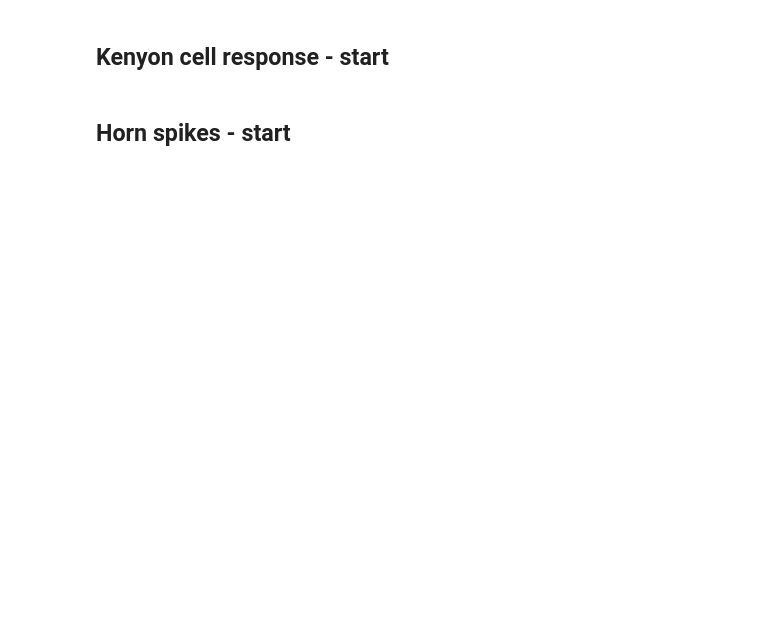
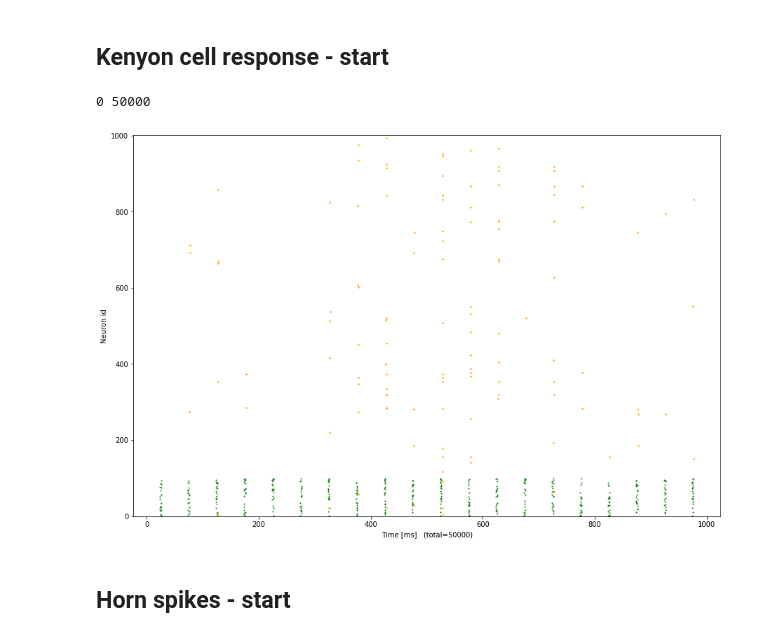
Before and after one commit to chanokin/brainscales-recognition, a Jupyter notebook: codebase/mushroom_body/analyze_mbody_results.ipynb, the cells around one changed output. Cells and saved outputs as stored; diff of their text form; code cells hidden in the pictures; blank space fills up the shorter version.

```diff
--- a/codebase/mushroom_body/analyze_mbody_results.ipynb
+++ b/codebase/mushroom_body/analyze_mbody_results.ipynb
@@ -48,18 +154,21 @@ Kenyon cell response - start
 # %%
 # start_t = int(total_t*0.999)
 start_t = 0
 end_t = 1000
 print(start_t, total_t)
 fig = plt.figure(figsize=(15, 10))
 ax = plt.subplot(1, 1, 1)
 plot_in_range(fig, ax, in_spikes,  start_t=start_t, end_t=end_t, markersize=4, color='green')
-plot_in_range(fig, ax, k_spikes,  start_t=start_t, end_t=end_t, markersize=10, color='red')
+plot_in_range(fig, ax, k_spikes,  start_t=start_t, end_t=end_t, markersize=5, color='orange')
 
 ax.set_ylabel('Neuron id')
 ax.set_xlabel('Time [ms]   (total={})'.format(total_t - start_t))
-ax.set_ylim(-1, 101)
+ax.set_ylim(-1, 1001)
 
 plt.show()
+# %% [output]
+0 50000
+[figure, added]
 # %% [markdown]
 Horn spikes - start
 ---
```
Also changed, not shown: parts of 28 cells of this notebook, 4 other files.
